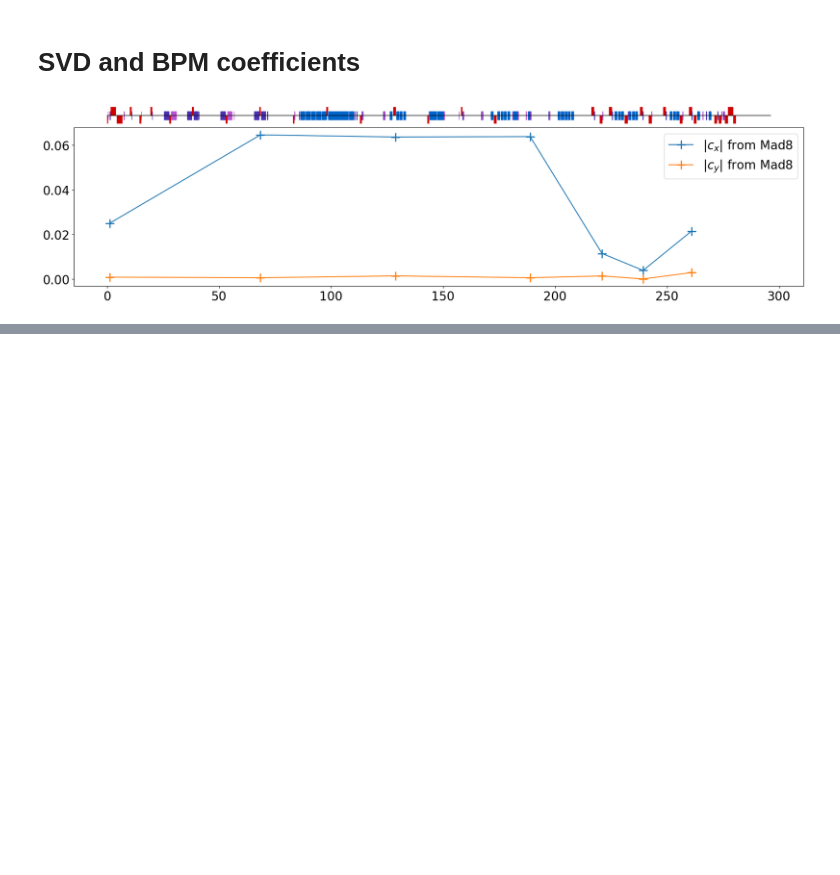
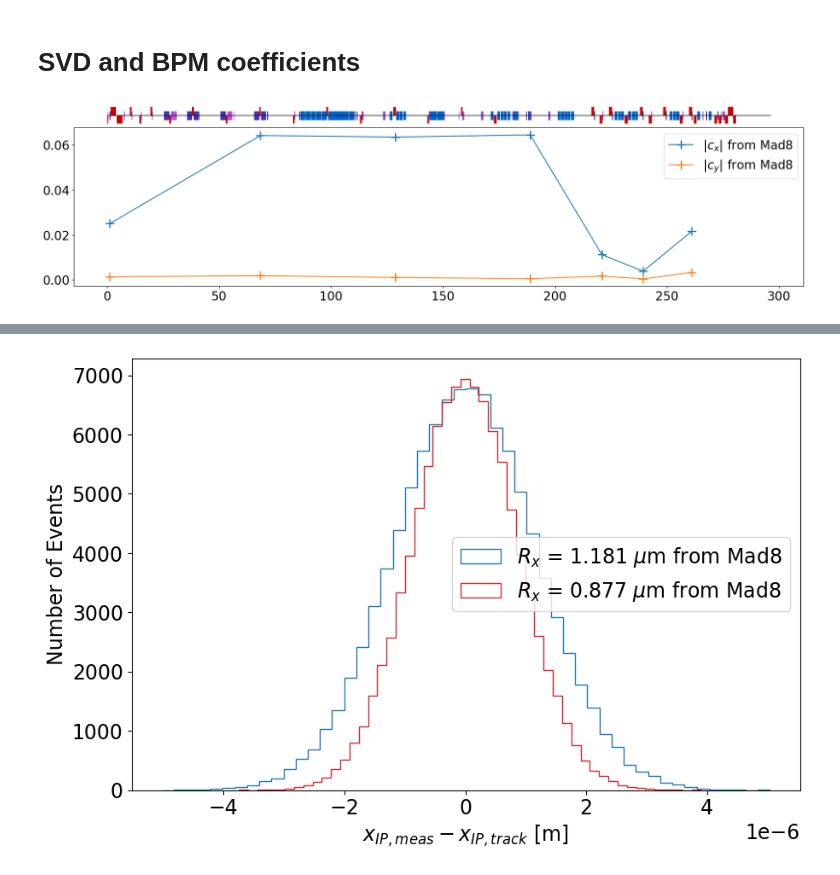
Before and after one commit to MarinDeniaud/luxe-backgrounds, a Jupyter notebook: 06_analysis/Beam_position_measurment.ipynb, the cells around one changed output, grey strips where cells are left out. Cells and saved outputs as stored; diff of their text form; code cells hidden in the pictures; blank space fills up the shorter version.

```diff
--- a/06_analysis/Beam_position_measurment.ipynb
+++ b/06_analysis/Beam_position_measurment.ipynb
@@ -198,0 +177,6 @@ _plt.hist(X)
+# %%
+PlotOptions()
+beamTracking.PlotResolution(Track, 'X', ref_S, {"X" : Track.getTheoryAndFit('X', ref_S, 'X', [1, 70, 130, 180, 220, 240, 260])[1]}, noise=10e-6, bdsimCompare=False)
+beamTracking.PlotResolution(Track, 'X', ref_S, {"X" : Track.twiss.getRowsByTypes("MONI")["S"].to_numpy()}, noise=10e-6, bdsimCompare=False, color='C3')
+# %% [output]
+[figure, added]
```
Also changed, not shown: parts of 12 cells of this notebook, 3 other files.
